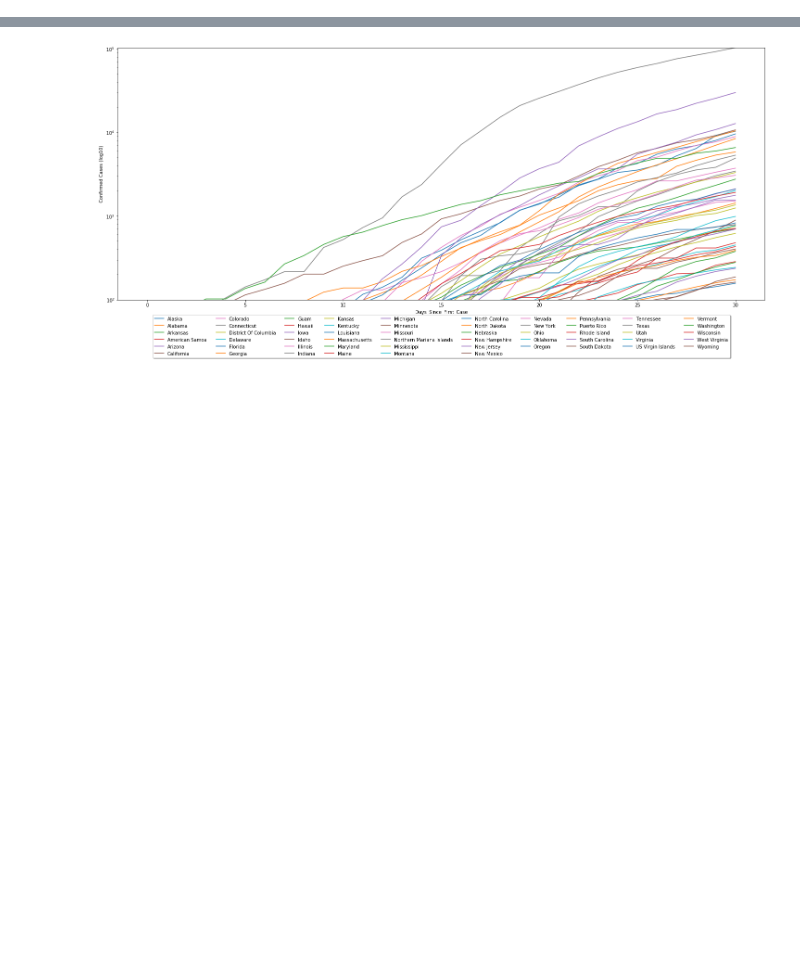
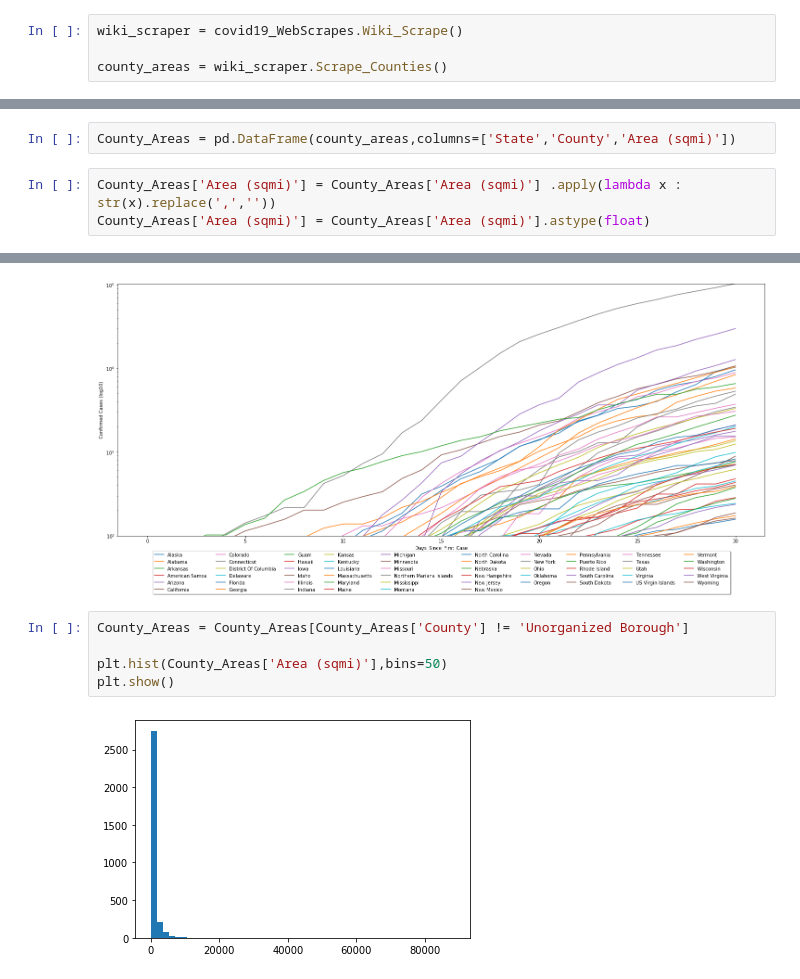
Before and after one commit to sbs87/MIT_COVID19, a Jupyter notebook: covid19_TestingData.ipynb, the cells around one changed output, grey strips where cells are left out. Cells and saved outputs as stored; diff of their text form; blank space fills up the shorter version.

Commit message:
Wiki scrape

```diff
--- a/covid19_TestingData.ipynb
+++ b/covid19_TestingData.ipynb
@@ -124,3 +124,7 @@ Survey_DF_trim.head()
 | 2 | US | None | 100 | 65 | m | -1 | 1 | None | -1 | ... |
 | 3 | US | NY | 104 | 40 | f | -1 | -1 | -1 | None | ... |
 | 4 | US | MD | 207 | 20 | m | -1 | -1 | -1 | None | ... |
+# %%
+wiki_scraper = covid19_WebScrapes.Wiki_Scrape()
+
+county_areas = wiki_scraper.Scrape_Counties()
@@ -126,0 +133,5 @@ Survey_DF_trim.head()
+# %%
+County_Areas = pd.DataFrame(county_areas,columns=['State','County','Area (sqmi)'])
+# %%
+County_Areas['Area (sqmi)'] = County_Areas['Area (sqmi)'] .apply(lambda x : str(x).replace(',',''))
+County_Areas['Area (sqmi)'] = County_Areas['Area (sqmi)'].astype(float)
@@ -169,3 +189,10 @@ plt.ylim(100,max(Testing_DF['Positive']))
 plt.show()
 # %% [output]
 [figure]
+# %%
+County_Areas = County_Areas[County_Areas['County'] != 'Unorganized Borough']
+
+plt.hist(County_Areas['Area (sqmi)'],bins=50)
+plt.show()
+# %% [output]
+[figure, added]
```
Also changed, not shown: parts of 2 cells of this notebook, 1 other file.
